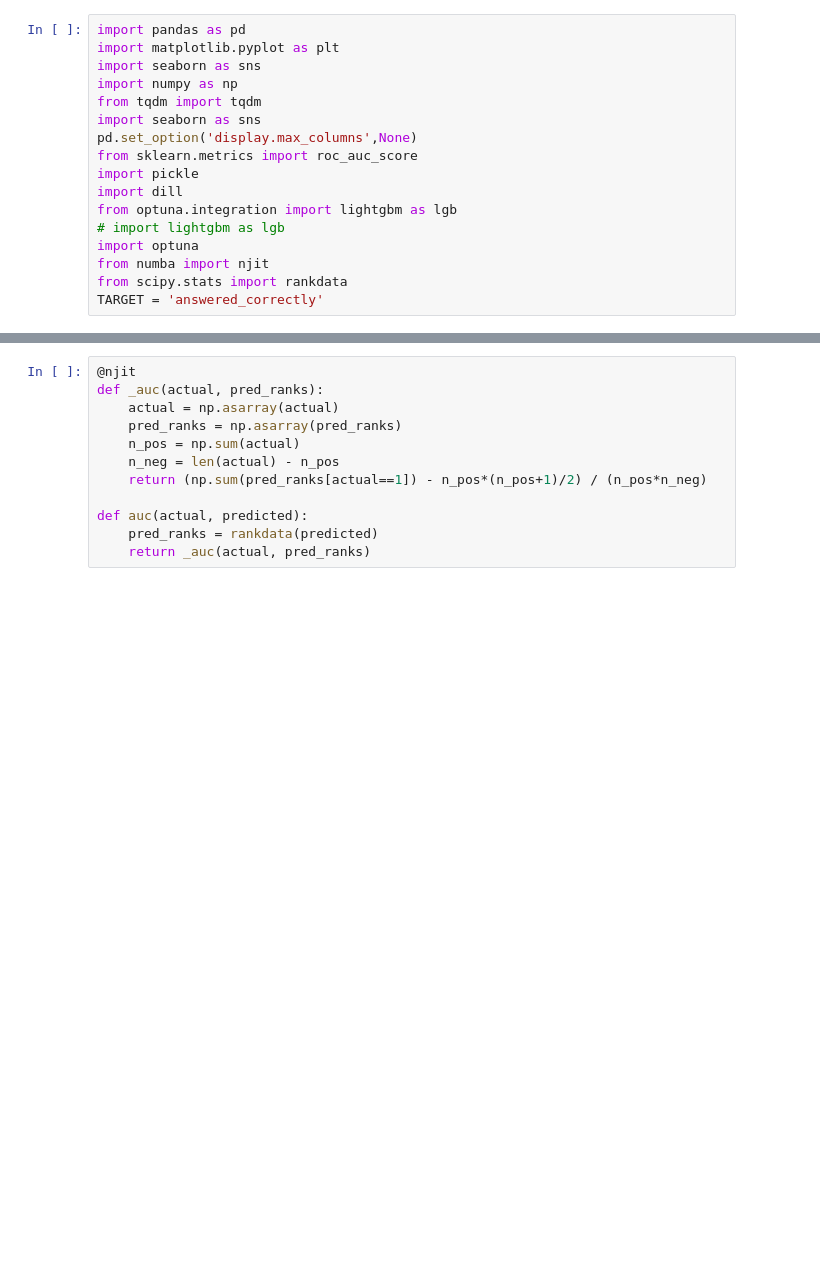
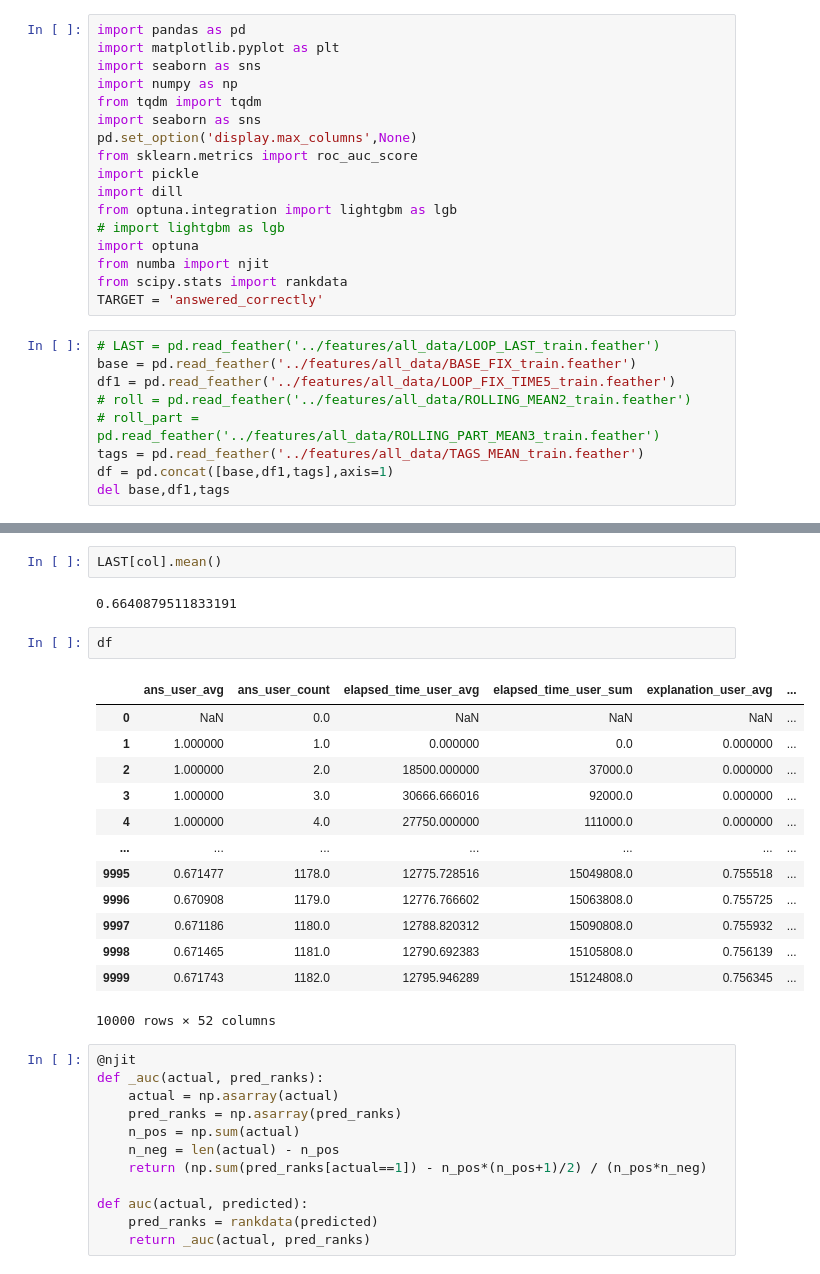
Before and after one commit to zakopuro/kaggle_Riiid, a Jupyter notebook: notebook/EDA3.ipynb, the cells around one changed output, grey strips where cells are left out. Cells and saved outputs as stored; diff of their text form; blank space fills up the shorter version.

Commit message:
last

```diff
--- a/notebook/EDA3.ipynb
+++ b/notebook/EDA3.ipynb
@@ -15,3 +15,12 @@ import optuna
 from numba import njit
 from scipy.stats import rankdata
 TARGET = 'answered_correctly'
+# %%
+# LAST = pd.read_feather('../features/all_data/LOOP_LAST_train.feather')
+base = pd.read_feather('../features/all_data/BASE_FIX_train.feather')
+df1 = pd.read_feather('../features/all_data/LOOP_FIX_TIME5_train.feather')
+# roll = pd.read_feather('../features/all_data/ROLLING_MEAN2_train.feather')
+# roll_part = pd.read_feather('../features/all_data/ROLLING_PART_MEAN3_train.feather')
+tags = pd.read_feather('../features/all_data/TAGS_MEAN_train.feather')
+df = pd.concat([base,df1,tags],axis=1)
+del base,df1,tags
@@ -18,3 +134,23 @@ TARGET = 'answered_correctly'
+# %%
+LAST[col].mean()
+# %% [output]
+0.6640879511833191
+# %%
+df
+# %% [output]
+|  | ans_user_avg | ans_user_count | elapsed_time_user_avg | elapsed_time_user_sum | explanation_user_avg | ... |
+| 0 | NaN | 0.0 | NaN | NaN | NaN | ... |
+| 1 | 1.000000 | 1.0 | 0.000000 | 0.0 | 0.000000 | ... |
+| 2 | 1.000000 | 2.0 | 18500.000000 | 37000.0 | 0.000000 | ... |
+| 3 | 1.000000 | 3.0 | 30666.666016 | 92000.0 | 0.000000 | ... |
+| 4 | 1.000000 | 4.0 | 27750.000000 | 111000.0 | 0.000000 | ... |
+| ... | ... | ... | ... | ... | ... | ... |
+| 9995 | 0.671477 | 1178.0 | 12775.728516 | 15049808.0 | 0.755518 | ... |
+| 9996 | 0.670908 | 1179.0 | 12776.766602 | 15063808.0 | 0.755725 | ... |
+| 9997 | 0.671186 | 1180.0 | 12788.820312 | 15090808.0 | 0.755932 | ... |
+| 9998 | 0.671465 | 1181.0 | 12790.692383 | 15105808.0 | 0.756139 | ... |
+| 9999 | 0.671743 | 1182.0 | 12795.946289 | 15124808.0 | 0.756345 | ... |
+10000 rows × 52 columns
 # %%
 @njit
 def _auc(actual, pred_ranks):
```
Also changed, not shown: parts of 7 cells of this notebook, 7 other files.
